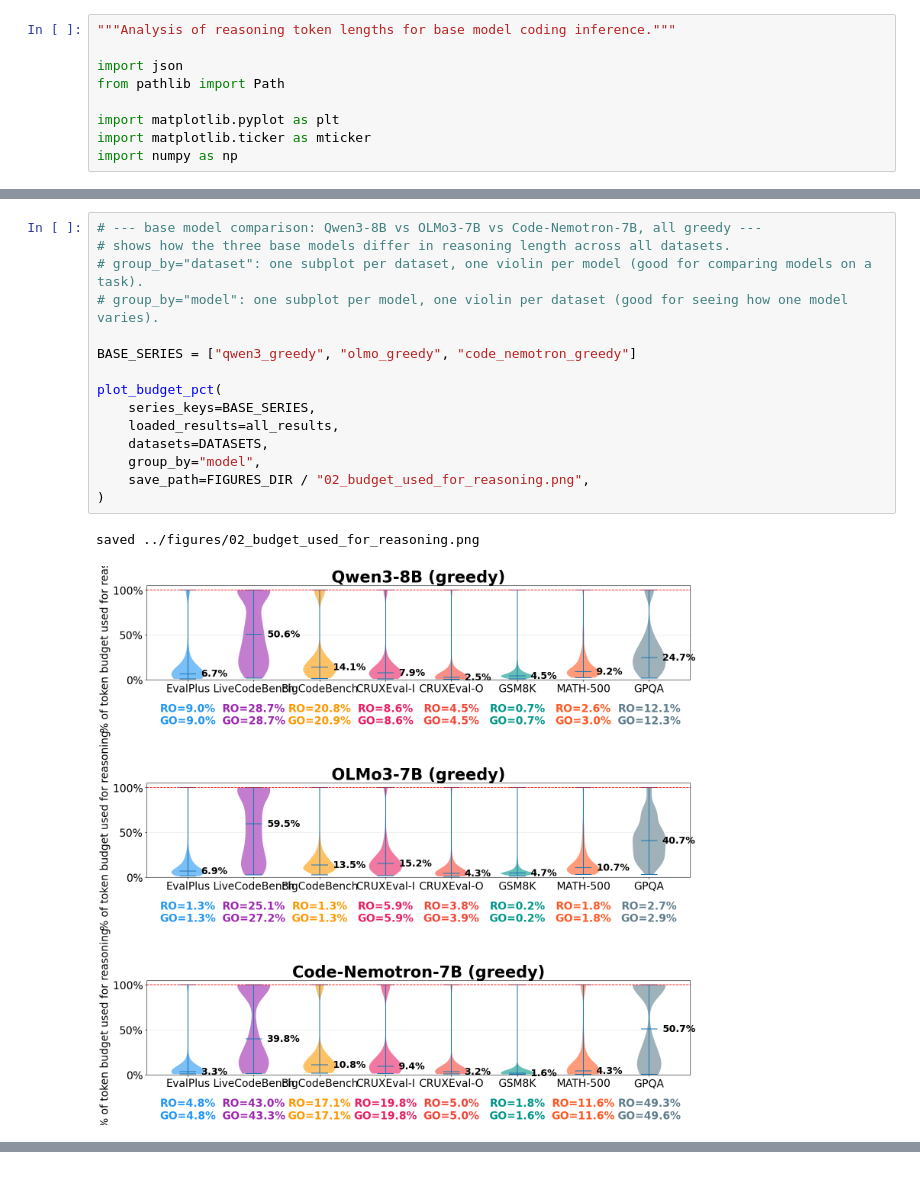
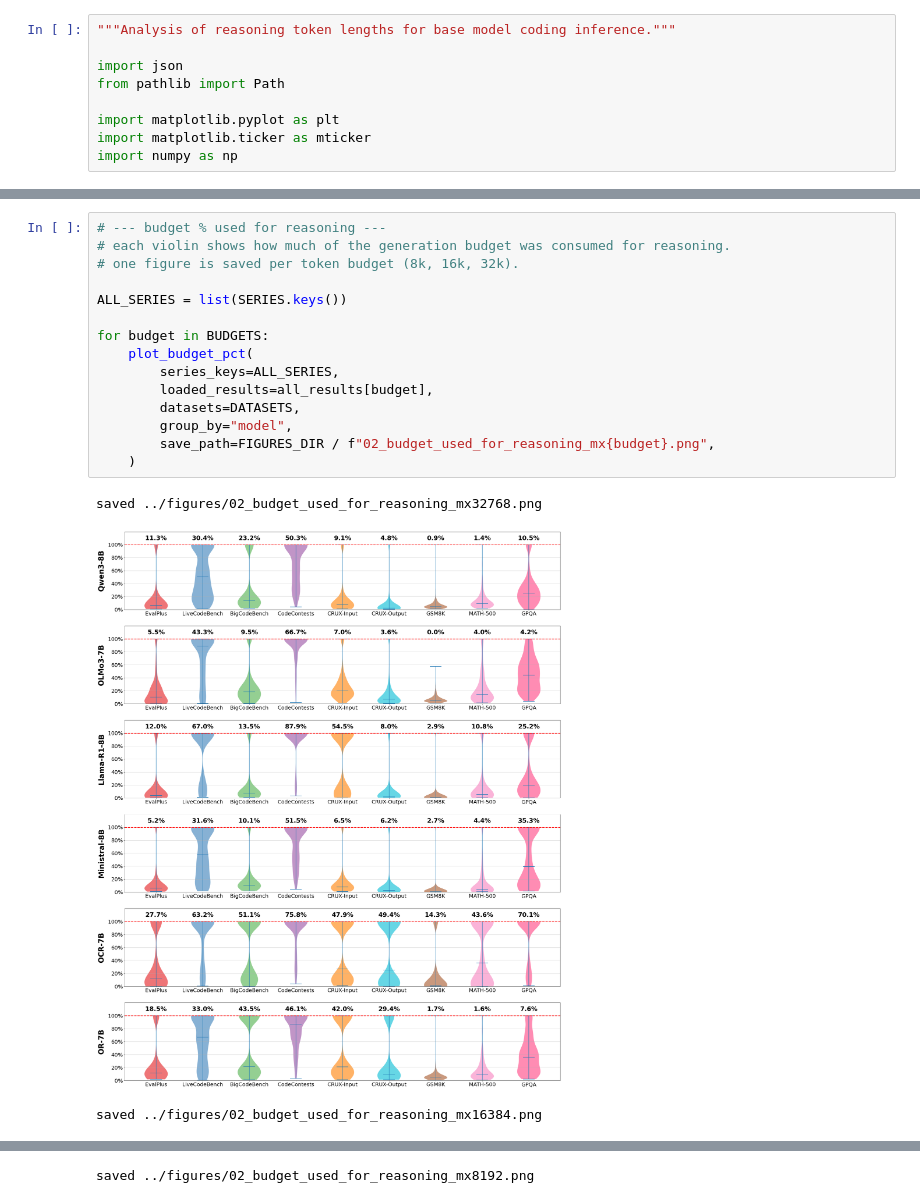
Before and after one commit to itsluketwist/think-overflow, a Jupyter notebook: notebooks/02_budget.ipynb, the cells around one changed output, grey strips where cells are left out. Saved outputs shown, nothing was run; the diff lists cells and outputs as text.

Commit message:
Update reasoning budget data and figures.

```diff
--- a/notebooks/02_budget.ipynb
+++ b/notebooks/02_budget.ipynb
@@ -495,20 +450,21 @@ def plot_budget_pct(
         save_path=save_path,
     )
 # %%
-# --- base model comparison: Qwen3-8B vs OLMo3-7B vs Code-Nemotron-7B, all greedy ---
-# shows how the three base models differ in reasoning length across all datasets.
-# group_by="dataset": one subplot per dataset, one violin per model (good for comparing models on a task).
-# group_by="model": one subplot per model, one violin per dataset (good for seeing how one model varies).
+# --- budget % used for reasoning ---
+# each violin shows how much of the generation budget was consumed for reasoning.
+# one figure is saved per token budget (8k, 16k, 32k).
 
-BASE_SERIES = ["qwen3_greedy", "olmo_greedy", "code_nemotron_greedy"]
+ALL_SERIES = list(SERIES.keys())
 
-plot_budget_pct(
-    series_keys=BASE_SERIES,
-    loaded_results=all_results,
-    datasets=DATASETS,
-    group_by="model",
-    save_path=FIGURES_DIR / "02_budget_used_for_reasoning.png",
-)
+for budget in BUDGETS:
+    plot_budget_pct(
+        series_keys=ALL_SERIES,
+        loaded_results=all_results[budget],
+        datasets=DATASETS,
+        group_by="model",
+        save_path=FIGURES_DIR / f"02_budget_used_for_reasoning_mx{budget}.png",
+    )
 # %% [output]
-saved ../figures/02_budget_used_for_reasoning.png
+saved ../figures/02_budget_used_for_reasoning_mx32768.png
-[figure, old version]
+[figure, new version]
+saved ../figures/02_budget_used_for_reasoning_mx16384.png
@@ -514,0 +472 @@ saved ../figures/02_budget_used_for_reasoning.png
+saved ../figures/02_budget_used_for_reasoning_mx8192.png
```
Also changed, not shown: parts of 4 cells of this notebook, 13 other files.
